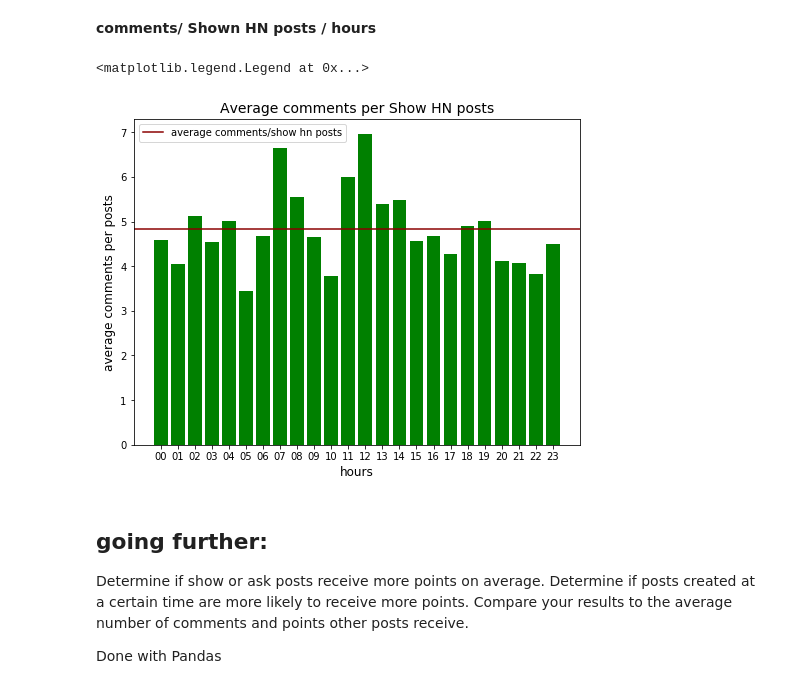
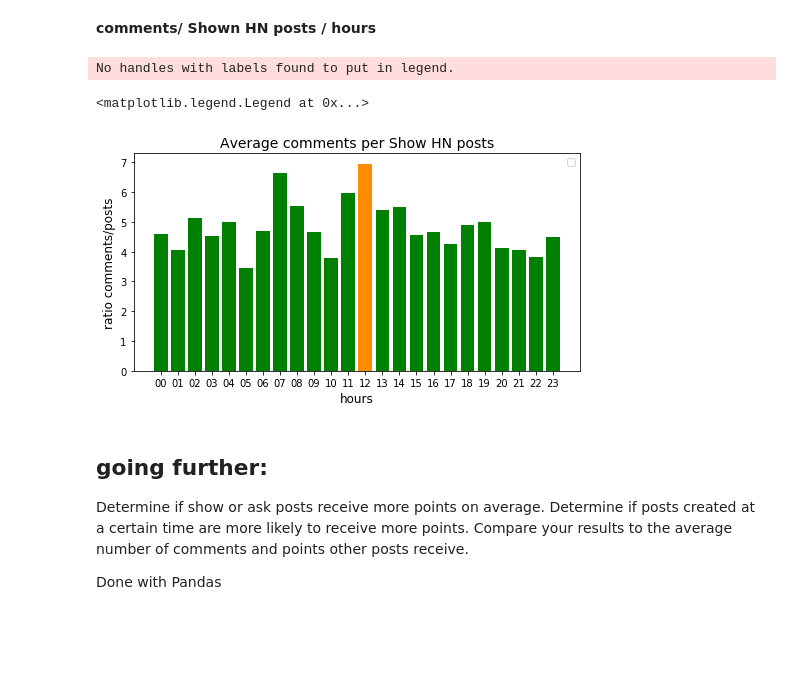
Before and after one commit to tfreyd/Reddit_post, a Jupyter notebook: Project2_hackerNewsPosts.ipynb, the cells around one changed output. Drawn from its saved outputs; the diff is of its cells as text; code cells hidden in the pictures; blank space fills up the shorter version.

```diff
--- a/Project2_hackerNewsPosts.ipynb
+++ b/Project2_hackerNewsPosts.ipynb
@@ -405,20 +405,25 @@ for hour in hours:
 # %%
 #plot
 
-fig7=plt.figure(figsize=(8,6))
+fig7=plt.figure(figsize=(8,4))
 plt.bar(average_comments_shown_post.keys(),
         average_comments_shown_post.values(),
        color='green')
+plt.bar(12,average_comments_shown_post['12'],
+       color='darkorange')
 
-plt.axhline(np.mean(list(average_comments_shown_post.values())),color='darkred',label='average comments/show hn posts')
+#plt.axhline(np.mean(list(average_comments_shown_post.values())),color='darkred',label='average comments/show hn posts')
 
 plt.title('Average comments per Show HN posts',size=14)
 plt.xlabel('hours', size=12)
-plt.ylabel('average comments per posts',size=12)
+plt.ylabel('ratio comments/posts',size=12)
 plt.legend()
+
+plt.savefig('7.ratio_comments_show_posts_hours.png')
 # %% [output]
-<matplotlib.legend.Legend at 0x...>
+No handles with labels found to put in legend.
+<matplotlib.legend.Legend at 0x...>
-[figure, old version]
+[figure, new version]
 # %% [markdown]
 ## going further:
 Determine if show or ask posts receive more points on average.
```
Also changed, not shown: parts of 10 cells of this notebook, 1 other file.
